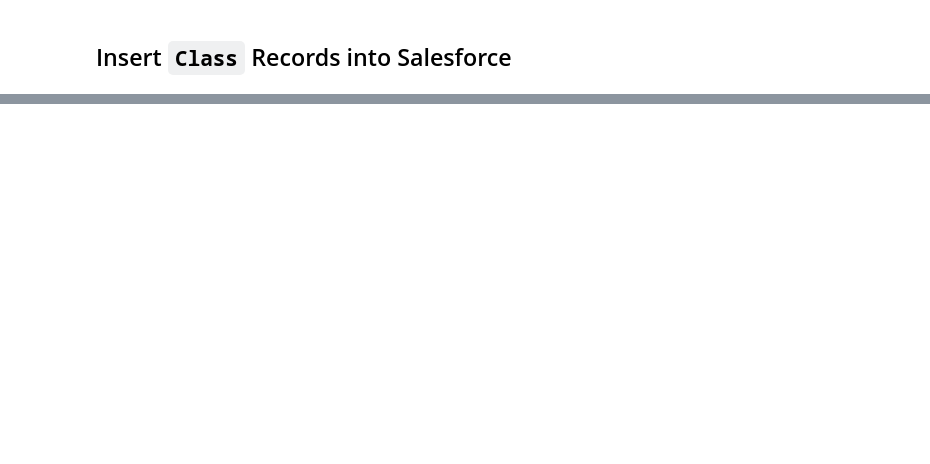
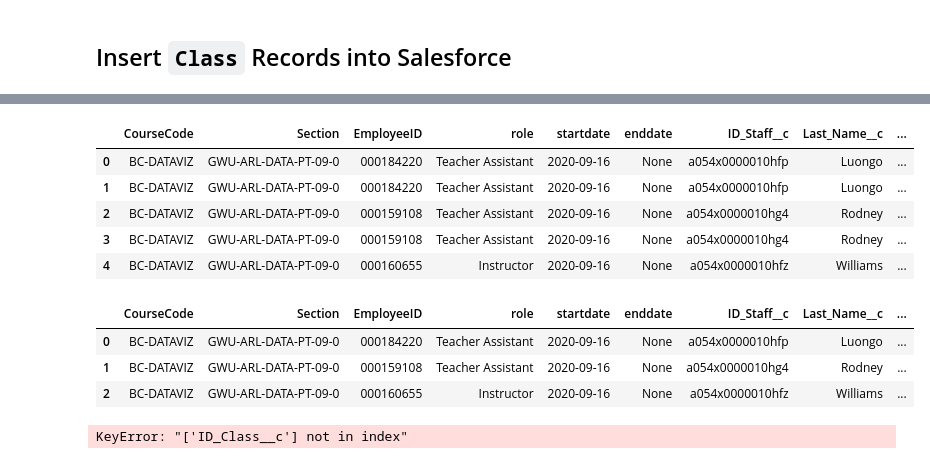
Before and after one commit to Fraolabebe/Salesforce-ETL-Project, a Jupyter notebook: Salesforce-ETL-Project.ipynb, the cells around one changed output, grey strips where cells are left out. Saved outputs shown, nothing was run; the diff lists cells and outputs as text; code cells hidden in the pictures; blank space fills up the shorter version.

```diff
--- a/Salesforce-ETL-Project.ipynb
+++ b/Salesforce-ETL-Project.ipynb
@@ -491,0 +354,3 @@ sf_class_xwalk.head()
+# %%
+student_data_records = student_data_df.to_dict('records')
+student_data_records
@@ -747,23 +688,0 @@ staff_lookup_df
-# %%
-# queey the stayy assignment, class, stass table from MySQL
-query = '''
-    SELECT
-        sa.StartDate,
-        sa.EndDate,
-        sa.Role,
-        s.EmployeeID,
-        c.Section
-    FROM staffassignment sa
-    INNER JOIN staff s
-    ON s.ID_Staff = sa.ID_Staff
-    INNER JOIN class c
-    ON c.ID_Class = sa.ID_Class
-'''
-
-staff_assignment_df = pd.read_sql(query, conn)
-
-print(staff_assignment_df.head())
-
-staff_assignment_df_dict = staff_assignment_df.to_dict(orient='records')
-
-staff_assignment_df
@@ -779,10 +688,0 @@ staff_assignment_df
-# %%
-staff_assignment_df.rename(columns={
-    'StartDate':'Start_Date__c',
-    'EndDate':'End_Date__c',
-    'Role':'Role__c',
-    'EmployeeID':'EmployeeID__c',
-    'Section':'Section__c'
-}, inplace=True)
-
-staff_assignment_df.head()
@@ -851,0 +858,23 @@ for rec in staff_assignment_records:
+# %%
+staff_assignment_df = pd.merge(staff_assignment_df, sf_class_xwalk, left_on=['CourseCode','Section'], right_on=['Course_Code__c','Section__c'])
+staff_assignment_df.head()
+# %% [output]
+|  | CourseCode | Section | EmployeeID | role | startdate | enddate | ID_Staff__c | Last_Name__c | ... |
+| 0 | BC-DATAVIZ | GWU-ARL-DATA-PT-09-0 | 000184220 | Teacher Assistant | 2020-09-16 | None | a054x0000010hfp | Luongo | ... |
+| 1 | BC-DATAVIZ | GWU-ARL-DATA-PT-09-0 | 000184220 | Teacher Assistant | 2020-09-16 | None | a054x0000010hfp | Luongo | ... |
+| 2 | BC-DATAVIZ | GWU-ARL-DATA-PT-09-0 | 000159108 | Teacher Assistant | 2020-09-16 | None | a054x0000010hg4 | Rodney | ... |
+| 3 | BC-DATAVIZ | GWU-ARL-DATA-PT-09-0 | 000159108 | Teacher Assistant | 2020-09-16 | None | a054x0000010hg4 | Rodney | ... |
+| 4 | BC-DATAVIZ | GWU-ARL-DATA-PT-09-0 | 000160655 | Instructor | 2020-09-16 | None | a054x0000010hfz | Williams | ... |
+# %%
+staff_assignment_df = pd.merge(staffassignment_df, sf_staff_xwalk, left_on='EmployeeID', right_on='Employee_ID__c')
+staff_assignment_df.head()
+# %% [output]
+|  | CourseCode | Section | EmployeeID | role | startdate | enddate | ID_Staff__c | Last_Name__c | ... |
+| 0 | BC-DATAVIZ | GWU-ARL-DATA-PT-09-0 | 000184220 | Teacher Assistant | 2020-09-16 | None | a054x0000010hfp | Luongo | ... |
+| 1 | BC-DATAVIZ | GWU-ARL-DATA-PT-09-0 | 000159108 | Teacher Assistant | 2020-09-16 | None | a054x0000010hg4 | Rodney | ... |
+| 2 | BC-DATAVIZ | GWU-ARL-DATA-PT-09-0 | 000160655 | Instructor | 2020-09-16 | None | a054x0000010hfz | Williams | ... |
+# %%
+staff_assignment_df = staff_assignment_df[['ID_Staff__c','ID_Class__c','role','startdate','enddate']]
+staff_assignment_df
+# %% [output]
+KeyError: "['ID_Class__c'] not in index"
```
Also changed, not shown: parts of 104 cells of this notebook.
